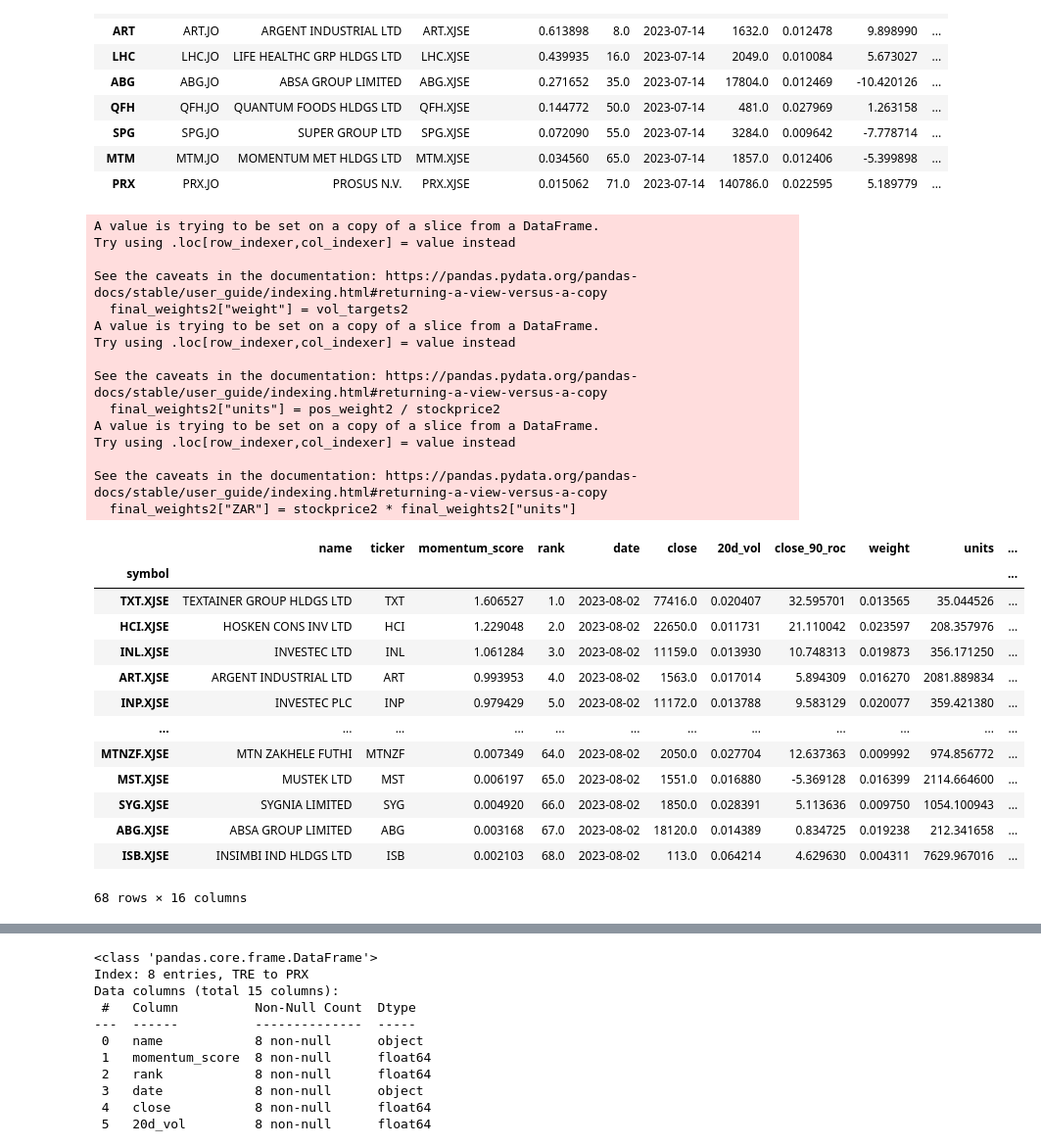
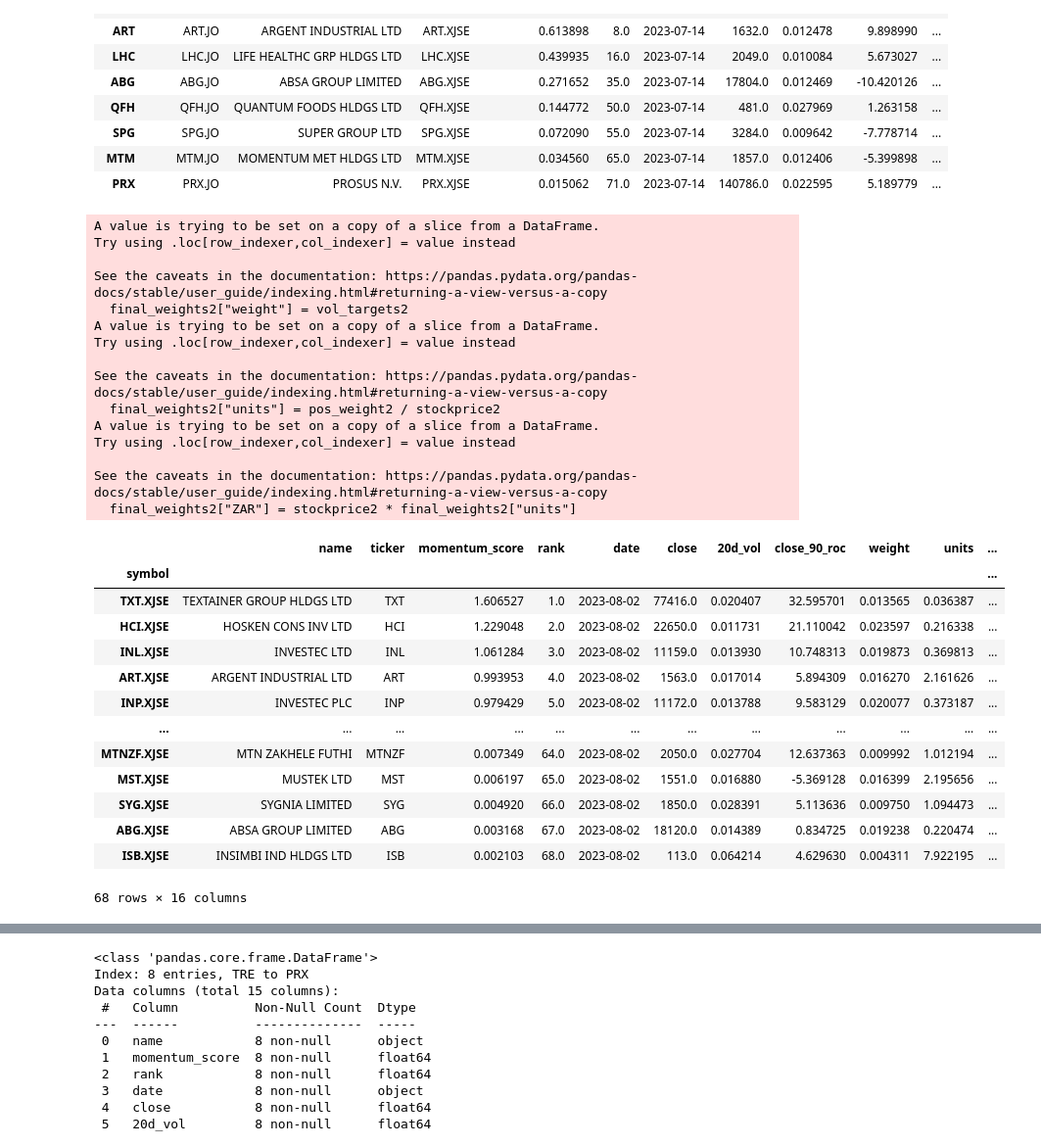
Before and after one commit to helmieresearch/helmieresearch, a Jupyter notebook: Momentum_Ranking_Model.ipynb, the cells around one changed output, grey strips where cells are left out. Shown at 98% size. Drawn from its saved outputs; the diff is of its cells as text; code cells hidden in the pictures.

```diff
--- a/Momentum_Ranking_Model.ipynb
+++ b/Momentum_Ranking_Model.ipynb
@@ -779,7 +779,7 @@ memory usage: 1.0+ KB
 | MTM | MTM.JO | MOMENTUM MET HLDGS LTD | MTM.XJSE | 0.034560 | 65.0 | 2023-07-14 | 1857.0 | 0.012406 | -5.399898 | ... |
 | PRX | PRX.JO | PROSUS N.V. | PRX.XJSE | 0.015062 | 71.0 | 2023-07-14 | 140786.0 | 0.022595 | 5.189779 | ... |
 # %%
-portfolio_value2=2000000.00
+portfolio_value2=2076.60
 
 final_weights = final_buy_list
 final_weights.set_index('rank').reset_index()
@@ -794,44 +794,44 @@ final_weights2=final_weights.iloc[:, cols]
 inv_vol2 = 1 / final_weights2["20d_vol"]
 sum_inv_vol2 =inv_vol2.sum()
 vol_targets2 = inv_vol2 / sum_inv_vol2
 final_weights2["weight"] = vol_targets2
 
 final_weights2.set_index('symbol', inplace=True)
 
 stockprice2 = final_weights2["close"] / 100
 pos_weight2 = portfolio_value2 * final_weights2["weight"]
 final_weights2["units"] = pos_weight2 / stockprice2
 final_weights2["ZAR"] = stockprice2 * final_weights2["units"]
 final_weights2
 # %% [output]
 A value is trying to be set on a copy of a slice from a DataFrame.
 Try using .loc[row_indexer,col_indexer] = value instead
 
 See the caveats in the documentation: https://pandas.pydata.org/pandas-docs/stable/user_guide/indexing.html#returning-a-view-versus-a-copy
   final_weights2["weight"] = vol_targets2
 A value is trying to be set on a copy of a slice from a DataFrame.
 Try using .loc[row_indexer,col_indexer] = value instead
 
 See the caveats in the documentation: https://pandas.pydata.org/pandas-docs/stable/user_guide/indexing.html#returning-a-view-versus-a-copy
   final_weights2["units"] = pos_weight2 / stockprice2
 A value is trying to be set on a copy of a slice from a DataFrame.
 Try using .loc[row_indexer,col_indexer] = value instead
 
 See the caveats in the documentation: https://pandas.pydata.org/pandas-docs/stable/user_guide/indexing.html#returning-a-view-versus-a-copy
   final_weights2["ZAR"] = stockprice2 * final_weights2["units"]
 |  | name | ticker | momentum_score | rank | date | close | 20d_vol | close_90_roc | weight | units | ... |
 | symbol |  |  |  |  |  |  |  |  |  |  | ... |
-| TXT.XJSE | TEXTAINER GROUP HLDGS LTD | TXT | 1.606527 | 1.0 | 2023-08-02 | 77416.0 | 0.020407 | 32.595701 | 0.013565 | 35.044526 | ... |
-| HCI.XJSE | HOSKEN CONS INV LTD | HCI | 1.229048 | 2.0 | 2023-08-02 | 22650.0 | 0.011731 | 21.110042 | 0.023597 | 208.357976 | ... |
-| INL.XJSE | INVESTEC LTD | INL | 1.061284 | 3.0 | 2023-08-02 | 11159.0 | 0.013930 | 10.748313 | 0.019873 | 356.171250 | ... |
-| ART.XJSE | ARGENT INDUSTRIAL LTD | ART | 0.993953 | 4.0 | 2023-08-02 | 1563.0 | 0.017014 | 5.894309 | 0.016270 | 2081.889834 | ... |
-| INP.XJSE | INVESTEC PLC | INP | 0.979429 | 5.0 | 2023-08-02 | 11172.0 | 0.013788 | 9.583129 | 0.020077 | 359.421380 | ... |
+| TXT.XJSE | TEXTAINER GROUP HLDGS LTD | TXT | 1.606527 | 1.0 | 2023-08-02 | 77416.0 | 0.020407 | 32.595701 | 0.013565 | 0.036387 | ... |
+| HCI.XJSE | HOSKEN CONS INV LTD | HCI | 1.229048 | 2.0 | 2023-08-02 | 22650.0 | 0.011731 | 21.110042 | 0.023597 | 0.216338 | ... |
+| INL.XJSE | INVESTEC LTD | INL | 1.061284 | 3.0 | 2023-08-02 | 11159.0 | 0.013930 | 10.748313 | 0.019873 | 0.369813 | ... |
+| ART.XJSE | ARGENT INDUSTRIAL LTD | ART | 0.993953 | 4.0 | 2023-08-02 | 1563.0 | 0.017014 | 5.894309 | 0.016270 | 2.161626 | ... |
+| INP.XJSE | INVESTEC PLC | INP | 0.979429 | 5.0 | 2023-08-02 | 11172.0 | 0.013788 | 9.583129 | 0.020077 | 0.373187 | ... |
 | ... | ... | ... | ... | ... | ... | ... | ... | ... | ... | ... | ... |
-| MTNZF.XJSE | MTN ZAKHELE FUTHI | MTNZF | 0.007349 | 64.0 | 2023-08-02 | 2050.0 | 0.027704 | 12.637363 | 0.009992 | 974.856772 | ... |
-| MST.XJSE | MUSTEK LTD | MST | 0.006197 | 65.0 | 2023-08-02 | 1551.0 | 0.016880 | -5.369128 | 0.016399 | 2114.664600 | ... |
-| SYG.XJSE | SYGNIA LIMITED | SYG | 0.004920 | 66.0 | 2023-08-02 | 1850.0 | 0.028391 | 5.113636 | 0.009750 | 1054.100943 | ... |
-| ABG.XJSE | ABSA GROUP LIMITED | ABG | 0.003168 | 67.0 | 2023-08-02 | 18120.0 | 0.014389 | 0.834725 | 0.019238 | 212.341658 | ... |
-| ISB.XJSE | INSIMBI IND HLDGS LTD | ISB | 0.002103 | 68.0 | 2023-08-02 | 113.0 | 0.064214 | 4.629630 | 0.004311 | 7629.967016 | ... |
+| MTNZF.XJSE | MTN ZAKHELE FUTHI | MTNZF | 0.007349 | 64.0 | 2023-08-02 | 2050.0 | 0.027704 | 12.637363 | 0.009992 | 1.012194 | ... |
+| MST.XJSE | MUSTEK LTD | MST | 0.006197 | 65.0 | 2023-08-02 | 1551.0 | 0.016880 | -5.369128 | 0.016399 | 2.195656 | ... |
+| SYG.XJSE | SYGNIA LIMITED | SYG | 0.004920 | 66.0 | 2023-08-02 | 1850.0 | 0.028391 | 5.113636 | 0.009750 | 1.094473 | ... |
+| ABG.XJSE | ABSA GROUP LIMITED | ABG | 0.003168 | 67.0 | 2023-08-02 | 18120.0 | 0.014389 | 0.834725 | 0.019238 | 0.220474 | ... |
+| ISB.XJSE | INSIMBI IND HLDGS LTD | ISB | 0.002103 | 68.0 | 2023-08-02 | 113.0 | 0.064214 | 4.629630 | 0.004311 | 7.922195 | ... |
 68 rows × 16 columns
 # %%
 rebalance1 =final_weights2[final_weights2['name'].isin(now['name'])]
```
Also changed, not shown: parts of 2 cells of this notebook.
